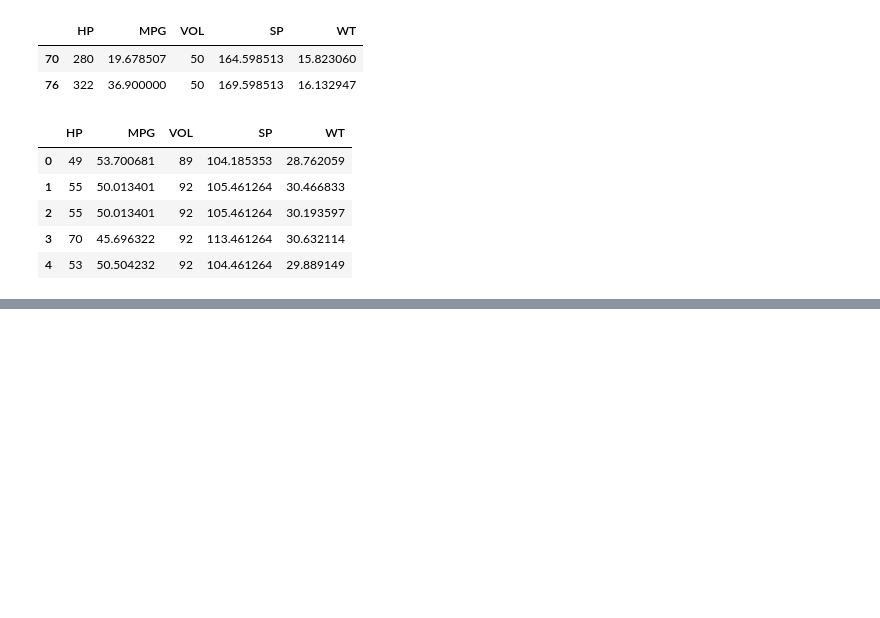
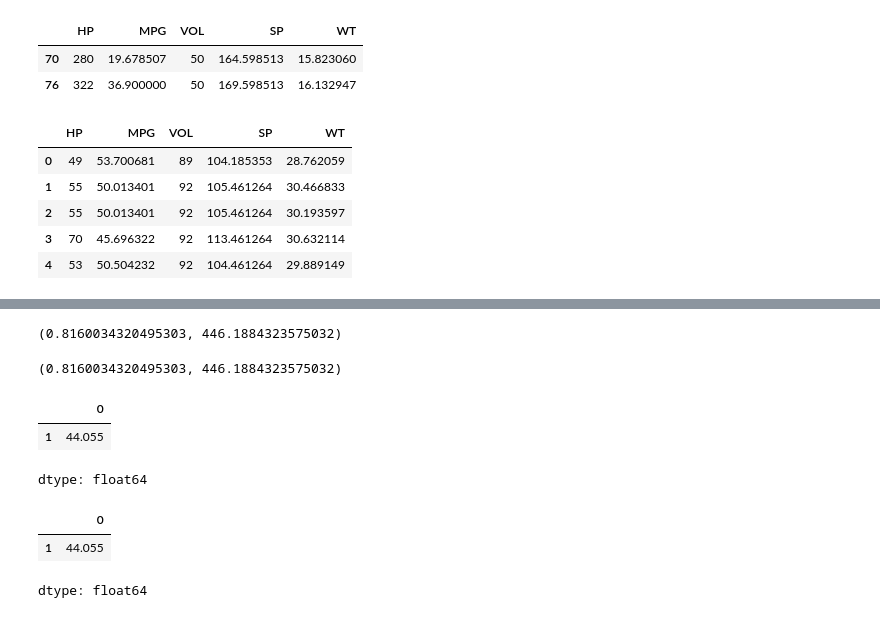
Before and after one commit to saiumesh-28/python-ad, a Jupyter notebook: Scatter_pot_.ipynb, the cells around one changed output, grey strips where cells are left out. Drawn from its saved outputs; the diff is of its cells as text; code cells hidden in the pictures; blank space fills up the shorter version.

```diff
--- a/Scatter_pot_.ipynb
+++ b/Scatter_pot_.ipynb
@@ -226,3 +226,6 @@ Saving Cars.csv to Cars (1).csv
 car1=cars.drop(cars.index[[70,76]],axis=0).reset_index()
 # %%
 car1=car1.drop(['index'],axis=1)
+# %%
+import statsmodels.formula.api as smf
+final_ml_v = smf.ols('MPG~VOL+SP+HP', data=car1).fit()
@@ -228,0 +238,4 @@ car1=car1.drop(['index'],axis=1)
+# %%
+(final_ml_w.rsquared,final_ml_w.aic)
+# %% [output]
+(0.8160034320495303, 446.1884323575032)
@@ -228,0 +246,28 @@ car1=car1.drop(['index'],axis=1)
+# %%
+from statsmodels.graphics.regressionplots import influence_plot
+import matplotlib.pyplot as plt
+import seaborn as sns
+final_ml_w= smf.ols('MPG~WT+SP+HP',data = car1).fit()
+final_ml_v.rsquared,final_ml_v.aic
+final_ml_w=smf.ols ('MPG~WT+SP+HP',data=car1).fit()
+final_ml_w.rsquared,final_ml_w.aic
+# %% [output]
+(0.8160034320495303, 446.1884323575032)
+# %%
+new_data=pd.DataFrame({'HP':40, 'VOL':95, 'SP':102,'WT':35},index=[1])
+# %%
+final_ml_v.predict(new_data)
+# %% [output]
+|  | 0 |
+| 1 | 44.055 |
+dtype: float64
+# %%
+# Assuming 'cars_new' should contain the new data you want to predict on:
+cars_new = pd.DataFrame({'HP':40, 'VOL':95, 'SP':102,'WT':35},index=[1]) # You can modify this with your actual data.
+
+# Now you can use 'cars_new' for prediction:
+final_ml_v.predict(cars_new.iloc[0:5])
+# %% [output]
+|  | 0 |
+| 1 | 44.055 |
+dtype: float64
```
Also changed, not shown: parts of 6 cells of this notebook.
